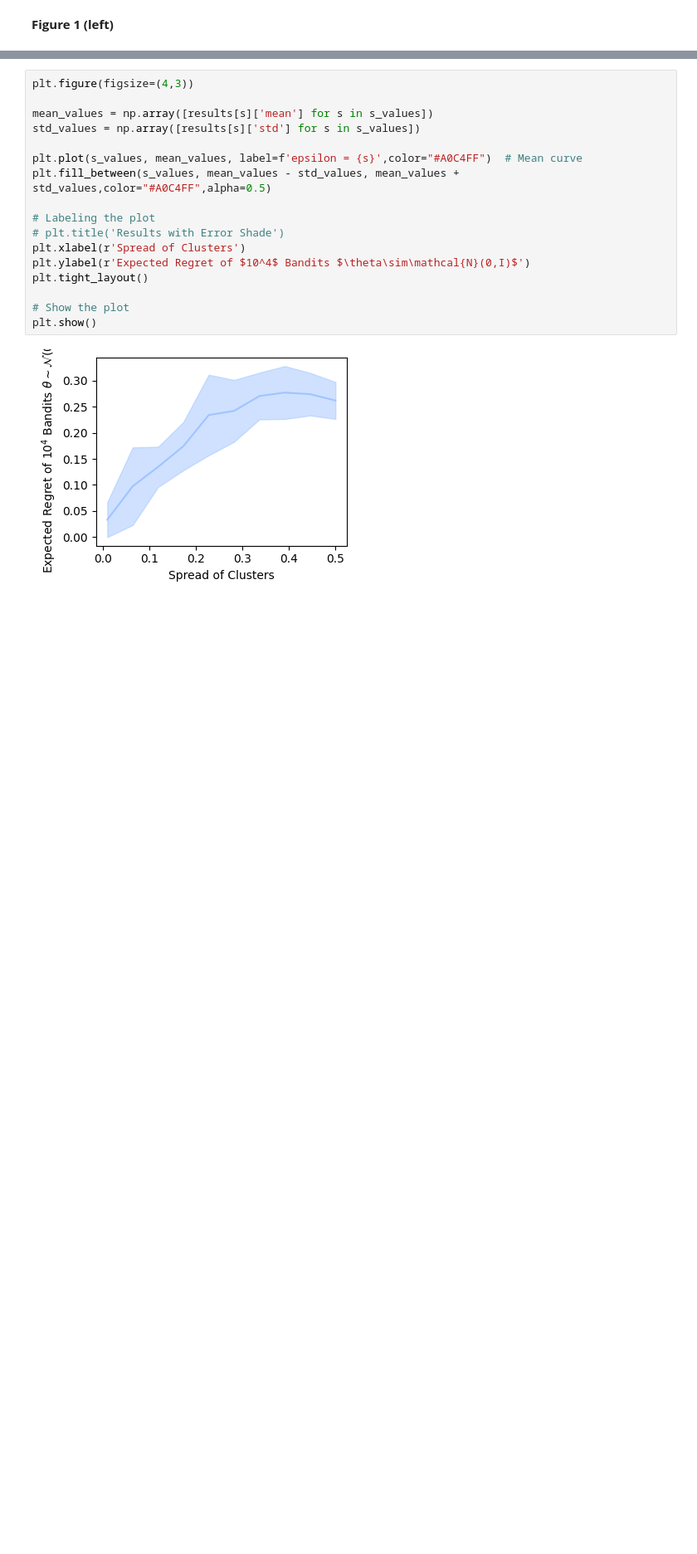
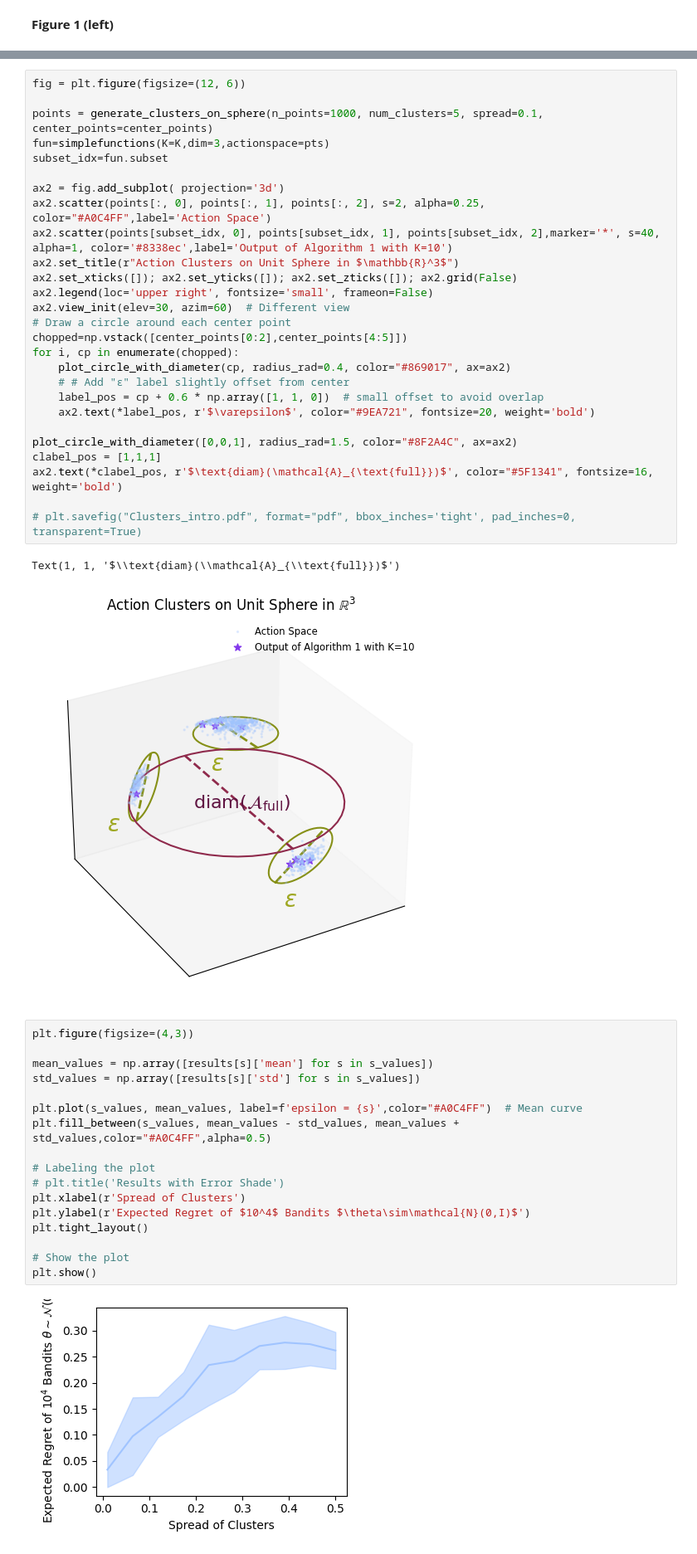
Before and after one commit to Quan-Zhou/Meta-RL-Representative-Action-Selection, a Jupyter notebook: Meta-Bandit/DiameterStudyAppendix.ipynb, the cells around one changed output, grey strips where cells are left out. Shown at 83% size. Drawn from its saved outputs; the diff is of its cells as text; blank space fills up the shorter version.

```diff
--- a/Meta-Bandit/DiameterStudyAppendix.ipynb
+++ b/Meta-Bandit/DiameterStudyAppendix.ipynb
@@ -138,3 +181,33 @@ s = 0.5: mean = 0.2620, std = 0.0354
+# %%
+fig = plt.figure(figsize=(12, 6))
+
+points = generate_clusters_on_sphere(n_points=1000, num_clusters=5, spread=0.1, center_points=center_points)
+fun=simplefunctions(K=K,dim=3,actionspace=pts)
+subset_idx=fun.subset
+
+ax2 = fig.add_subplot( projection='3d')
+ax2.scatter(points[:, 0], points[:, 1], points[:, 2], s=2, alpha=0.25, color="#A0C4FF",label='Action Space')
+ax2.scatter(points[subset_idx, 0], points[subset_idx, 1], points[subset_idx, 2],marker='*', s=40, alpha=1, color='#8338ec',label='Output of Algorithm 1 with K=10')
+ax2.set_title(r"Action Clusters on Unit Sphere in $\mathbb{R}^3$")
+ax2.set_xticks([]); ax2.set_yticks([]); ax2.set_zticks([]); ax2.grid(False)
+ax2.legend(loc='upper right', fontsize='small', frameon=False)
+ax2.view_init(elev=30, azim=60)  # Different view
+# Draw a circle around each center point
+chopped=np.vstack([center_points[0:2],center_points[4:5]])
+for i, cp in enumerate(chopped):
+    plot_circle_with_diameter(cp, radius_rad=0.4, color="#869017", ax=ax2)
+    # # Add "ε" label slightly offset from center
+    label_pos = cp + 0.6 * np.array([1, 1, 0])  # small offset to avoid overlap
+    ax2.text(*label_pos, r'$\varepsilon$', color="#9EA721", fontsize=20, weight='bold')
+
+plot_circle_with_diameter([0,0,1], radius_rad=1.5, color="#8F2A4C", ax=ax2)
+clabel_pos = [1,1,1]
+ax2.text(*clabel_pos, r'$\text{diam}(\mathcal{A}_{\text{full}})$', color="#5F1341", fontsize=16, weight='bold')
+
+# plt.savefig("Clusters_intro.pdf", format="pdf", bbox_inches='tight', pad_inches=0, transparent=True)
+# %% [output]
+Text(1, 1, '$\\text{diam}(\\mathcal{A}_{\\text{full}})$')
+[figure, added]
 # %%
 plt.figure(figsize=(4,3))
 
```
Also changed, not shown: parts of 3 cells of this notebook, 2 other files.
